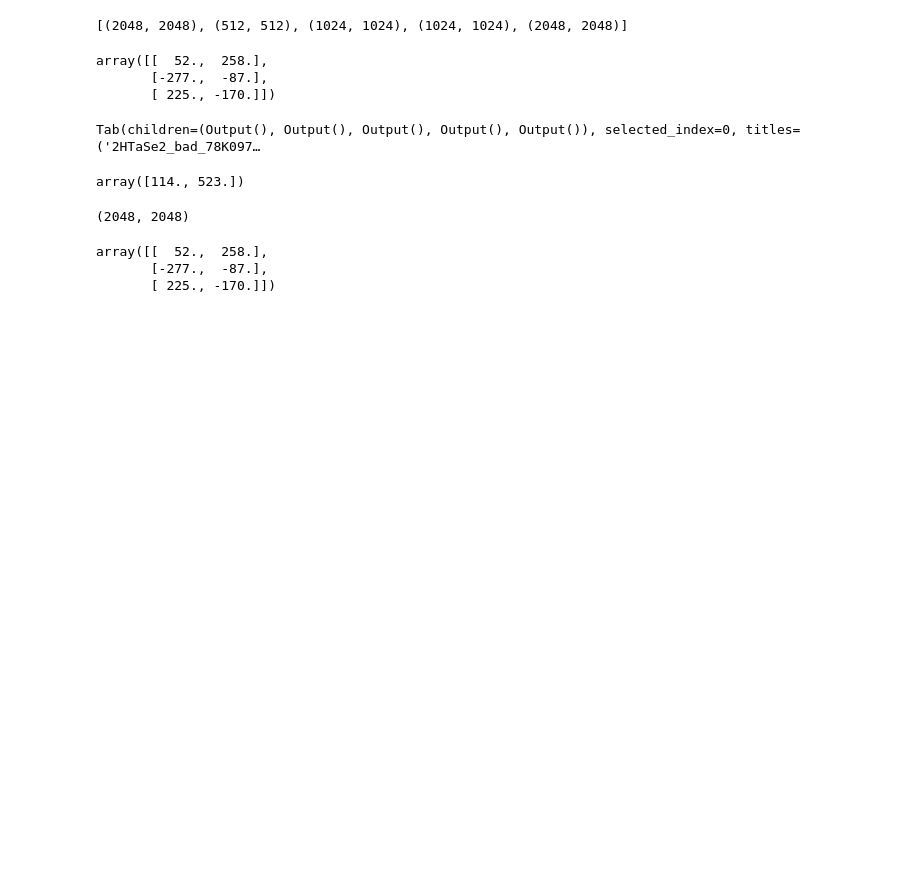
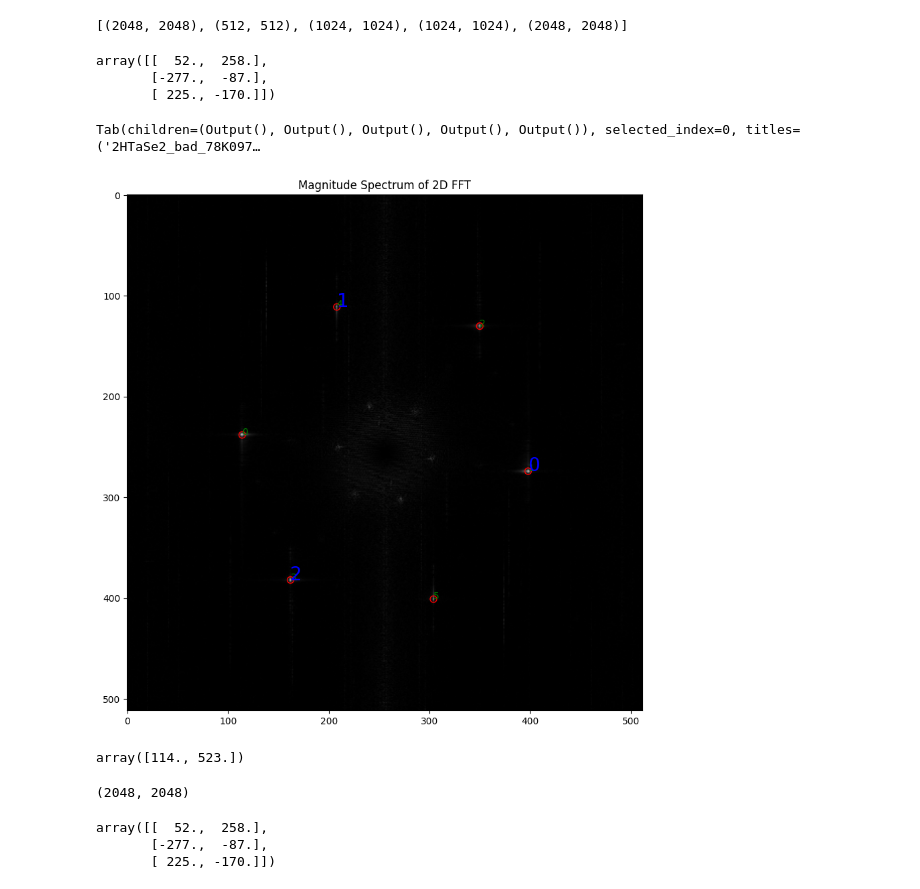
Before and after one commit to Potdooshami/2H_TaSe2_Tc_STM, a Jupyter notebook: fromCleaned.ipynb, the cells around one changed output. Saved outputs shown, nothing was run; the diff lists cells and outputs as text; code cells hidden in the pictures; blank space fills up the shorter version.

```diff
--- a/fromCleaned.ipynb
+++ b/fromCleaned.ipynb
@@ -111,6 +204,11 @@ array([[  52.,  258.],
 subtabs(ffts,fns)
 # %% [output]
 Tab(children=(Output(), Output(), Output(), Output(), Output()), selected_index=0, titles=('2HTaSe2_bad_78K097…
+# %%
+%matplotlib qt
+ffts[1]
+# %% [output]
+[figure, added]
 # %%
 from scipy.ndimage import map_coordinates
 
```
Also changed, not shown: parts of 20 cells of this notebook.
